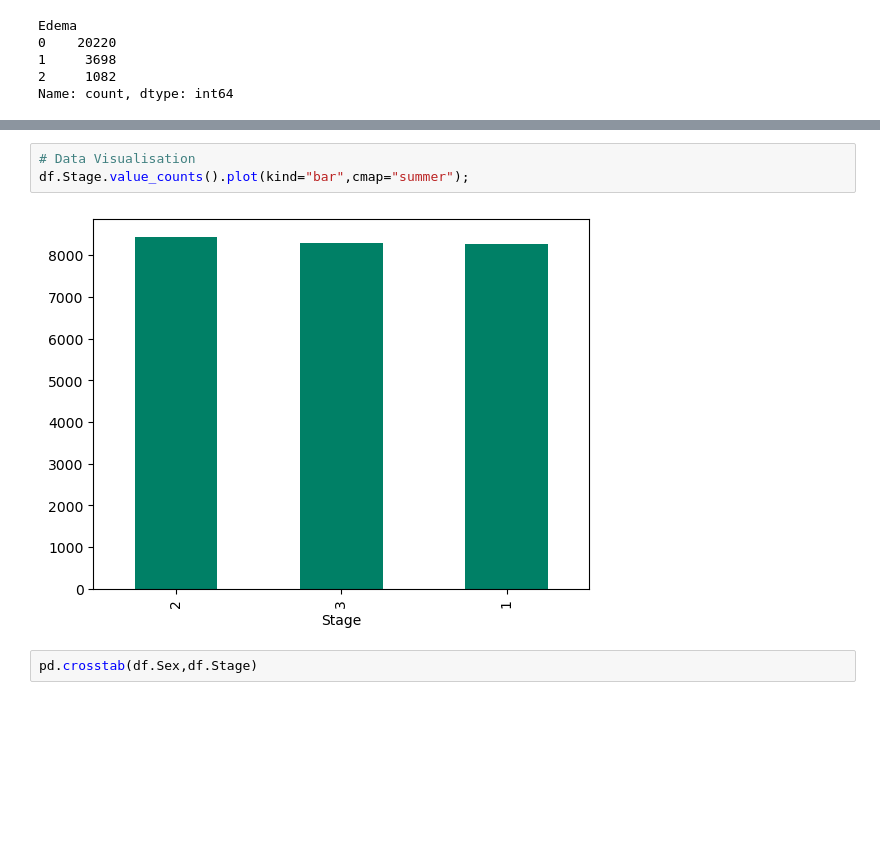
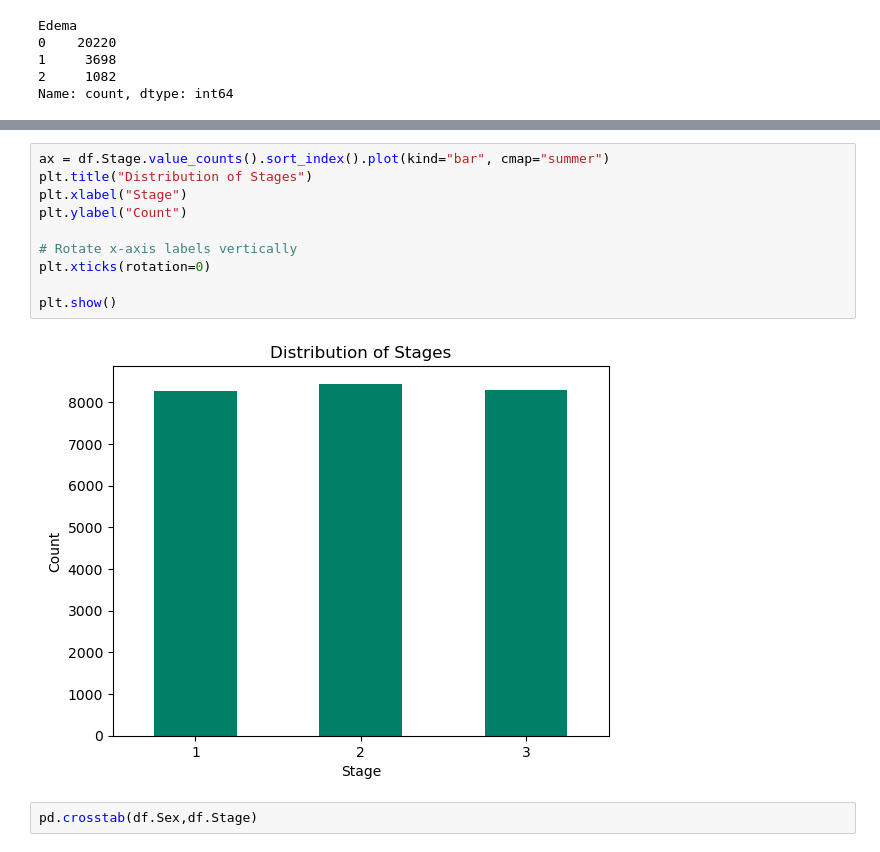
Before and after one commit to ishubhamsourabh/Liver-Cirrhosis-Stage-Detection, a Jupyter notebook: UM_Liver Cirrhosis Stage Detection.ipynb, the cells around one changed output, grey strips where cells are left out. Saved outputs shown, nothing was run; the diff lists cells and outputs as text; blank space fills up the shorter version.

```diff
--- a/UM_Liver Cirrhosis Stage Detection.ipynb
+++ b/UM_Liver Cirrhosis Stage Detection.ipynb
@@ -188,8 +196,15 @@ Name: count, dtype: int64
 # %%
-# Data Visualisation
-df.Stage.value_counts().plot(kind="bar",cmap="summer");
+ax = df.Stage.value_counts().sort_index().plot(kind="bar", cmap="summer")
+plt.title("Distribution of Stages")
+plt.xlabel("Stage")
+plt.ylabel("Count")
+
+# Rotate x-axis labels vertically
+plt.xticks(rotation=0)
+
+plt.show()
 # %% [output]
-[figure, old version]
+[figure, new version]
 # %%
 pd.crosstab(df.Sex,df.Stage)
 # %% [output]
```
Also changed, not shown: parts of 4 cells of this notebook.
